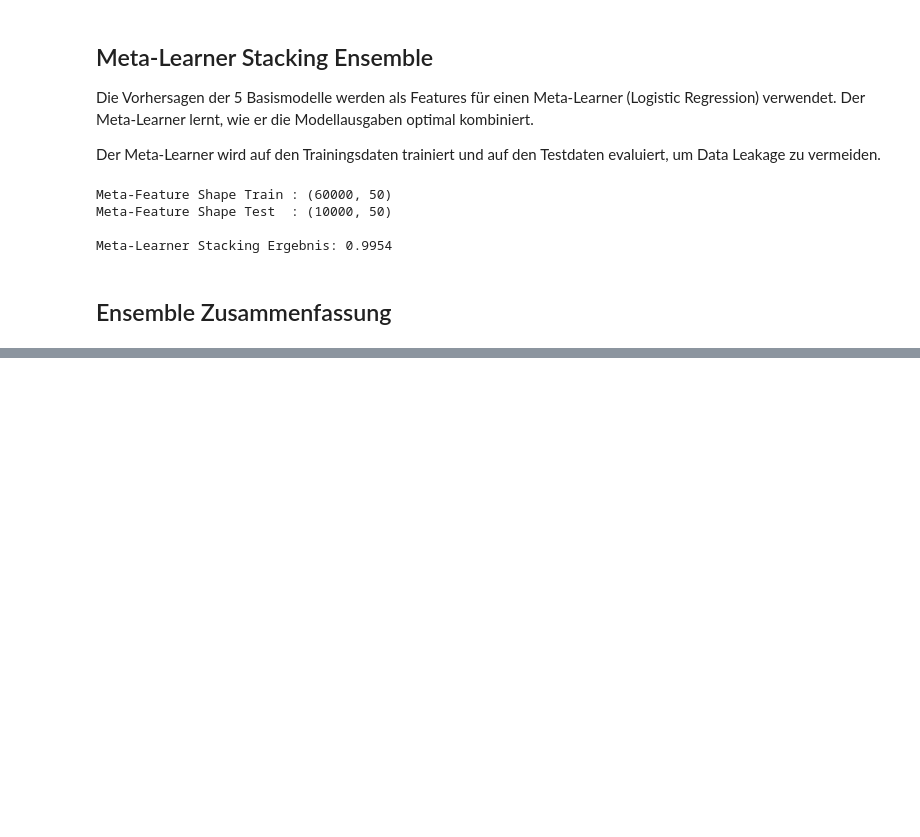
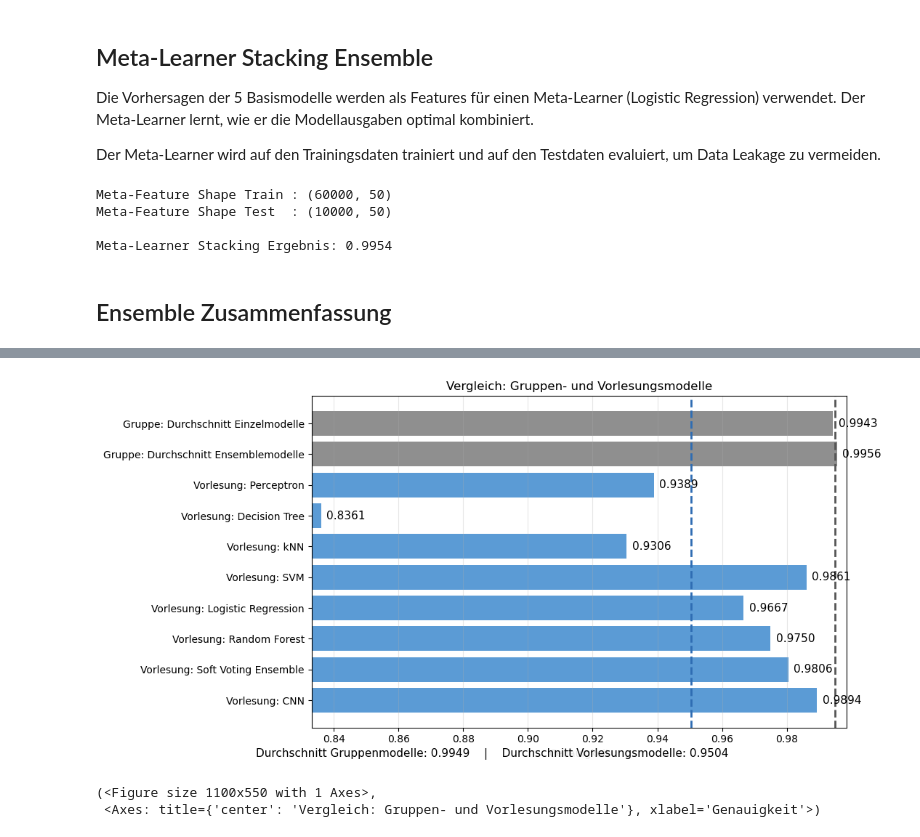
Before and after one commit to ilkersabriorgun/ki-projekt, a Jupyter notebook: Gruppenabgabe/main.ipynb, the cells around one changed output, grey strips where cells are left out. Saved outputs shown, nothing was run; the diff lists cells and outputs as text; code cells hidden in the pictures; blank space fills up the shorter version.

```diff
--- a/Gruppenabgabe/main.ipynb
+++ b/Gruppenabgabe/main.ipynb
@@ -443,0 +467,2 @@ plt.show()
+# %%
+lecture_results = {}
@@ -443,0 +650,14 @@ plt.show()
+# %%
+avg_single_plot_results = float(np.mean(list(single_plot_results.values())))
+avg_ensemble_plot_results = float(np.mean(list(ensemble_plot_results.values())))
+
+group_ensemble_results = {
+    "Gruppe: Durchschnitt Einzelmodelle": avg_single_plot_results,
+    "Gruppe: Durchschnitt Ensemblemodelle": avg_ensemble_plot_results
+}
+
+plot_summary(group_ensemble_results, lecture_results, "Vergleich: Gruppen- und Vorlesungsmodelle", "Durchschnitt Gruppenmodelle", "Durchschnitt Vorlesungsmodelle")
+# %% [output]
+[figure, added]
+(<Figure size 1100x550 with 1 Axes>,
+ <Axes: title={'center': 'Vergleich: Gruppen- und Vorlesungsmodelle'}, xlabel='Genauigkeit'>)
```
Also changed, not shown: parts of 12 cells of this notebook, 2 other files.
